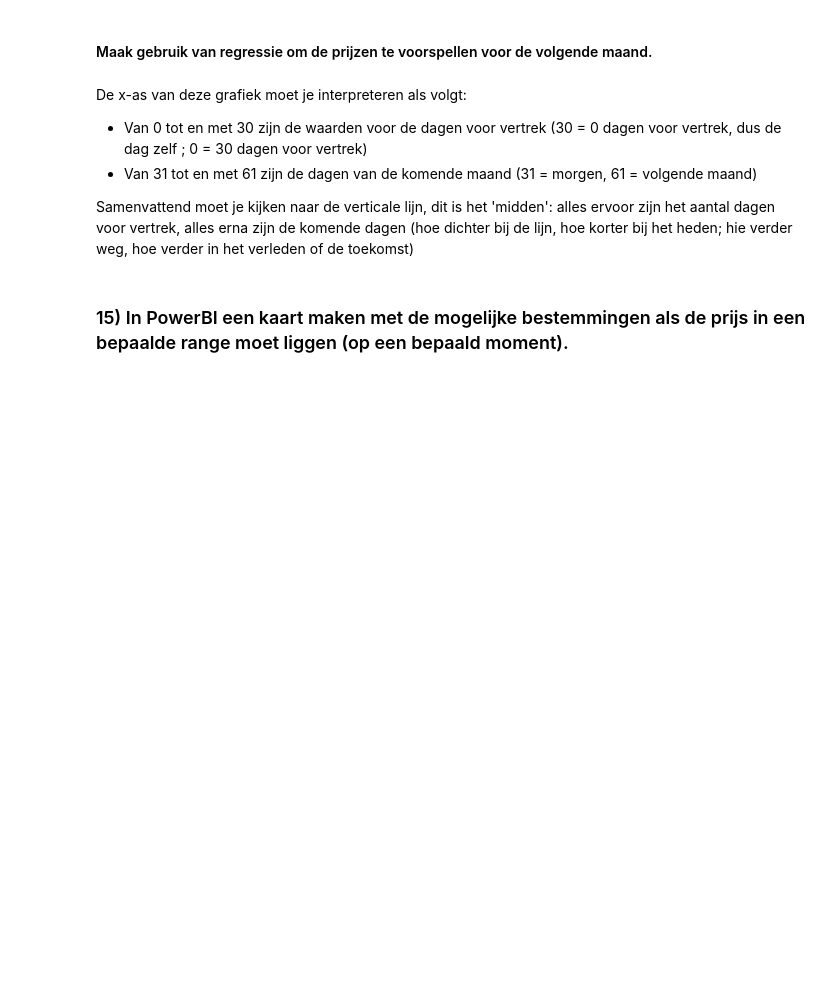
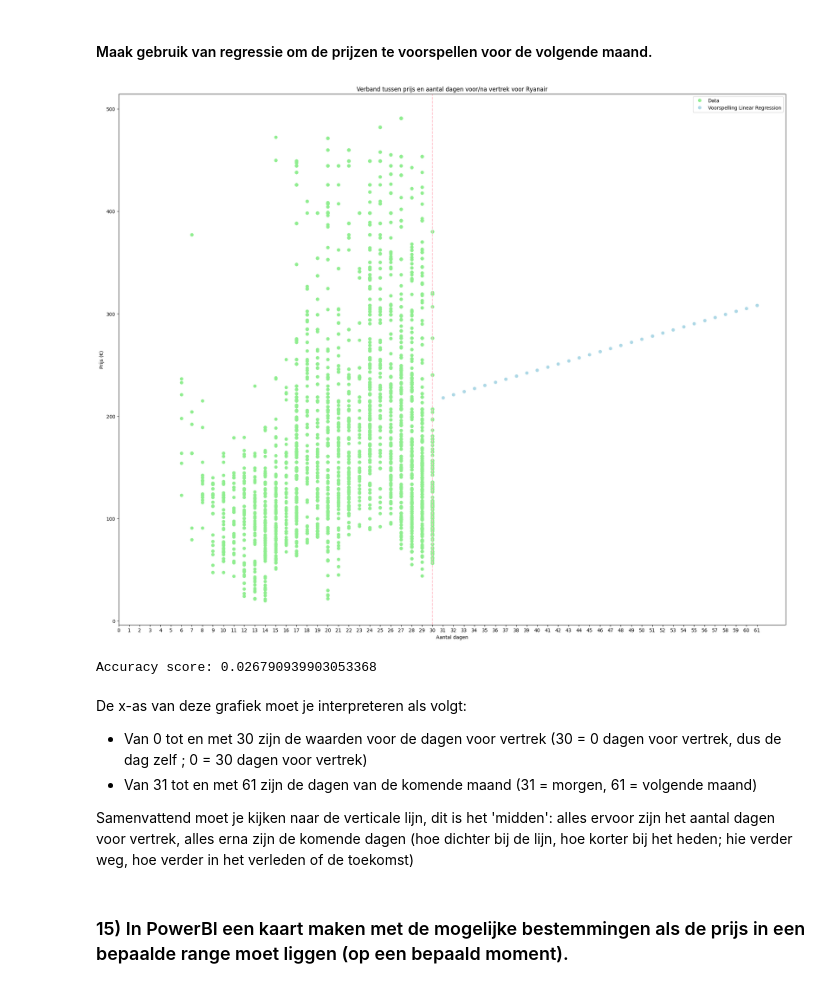
Before and after one commit to kyanamarckx/Data-Engineering-Project, a Jupyter notebook: analyse/analyse.ipynb, the cells around one changed output. Cells and saved outputs as stored; diff of their text form; code cells hidden in the pictures; blank space fills up the shorter version.

```diff
--- a/analyse/analyse.ipynb
+++ b/analyse/analyse.ipynb
@@ -428,11 +437,11 @@ plt.ylabel('Prijs (€)')
 #### Maak gebruik van regressie om de prijzen te voorspellen voor de volgende maand.
 # %%
 # read data for Ryanair only
-data = pd.read_csv('../analyse/allData.csv', usecols=['airline_iata_code', 'departure_date', 'price'])
+data = df
 data = data[data['airline_iata_code'] == 'FR']
 
 # convert departure date to datetime object
-data['departure_date'] = pd.to_datetime(data['departure_date'])
+data['departure_date'] = pd.to_datetime(data['departureDateKey'], format='%Y%m%d')
 
 # get date range for last month
 today = datetime.date.today()
@@ -441,33 +450,39 @@ last_month = today - pd.DateOffset(months=1)
 date_range = pd.date_range(start=last_month, end=today, freq='D')
 
 # filter data for last month
 data = data[data['departure_date'].isin(date_range)]
 
 # create linear regression model
 lr = LinearRegression()
 
 # fit the model
 X_train = (data['departure_date'] - last_month).dt.days.values.reshape(-1, 1)
 y_train = data['price'].values.reshape(-1, 1)
 lr.fit(X_train, y_train)
 
 # predict prices for next month
 next_month = today + pd.DateOffset(months=1)
 next_month_range = pd.date_range(start=tomorrow, end=next_month, freq='D')
 X_test = (next_month_range - last_month).days.values.reshape(-1, 1)
 y_pred_lr = lr.predict(X_test)
 
 # plot results
 plt.figure(figsize=(25, 20))
 plt.plot(X_train, y_train, 'o', color='lightgreen')
 plt.plot(X_test, y_pred_lr, 'o', color='lightblue')
 plt.axvline(x=30, color='pink', linestyle='--')
 plt.title('Verband tussen prijs en aantal dagen voor/na vertrek voor Ryanair')
 plt.xticks(range(0, 62, 1))
 plt.xlabel('Aantal dagen')
 plt.ylabel('Prijs (€)')
 plt.legend(['Data', 'Voorspelling Linear Regression'])
 plt.show()
+
+# print the accuracy score
+print(f"Accuracy score: {lr.score(X_train, y_train)}")
+# %% [output]
+[figure, added]
+Accuracy score: 0.026790939903053368
 # %% [markdown]
 De x-as van deze grafiek moet je interpreteren als volgt:
 - Van 0 tot en met 30 zijn de waarden voor de dagen voor vertrek (30 = 0 dagen voor vertrek, dus de dag zelf ; 0 = 30 dagen voor vertrek)
```
Also changed, not shown: parts of 5 cells of this notebook, 3 other files.
